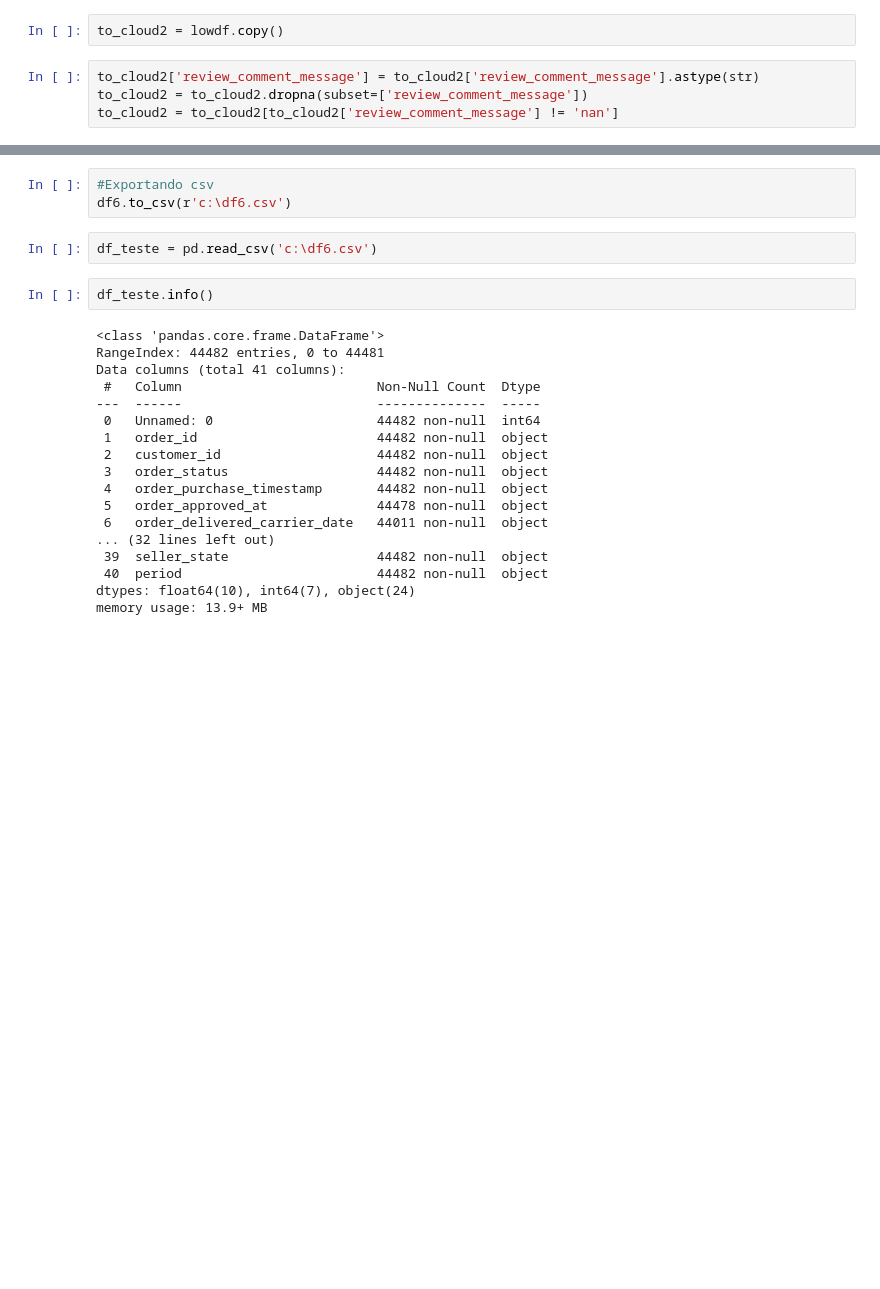
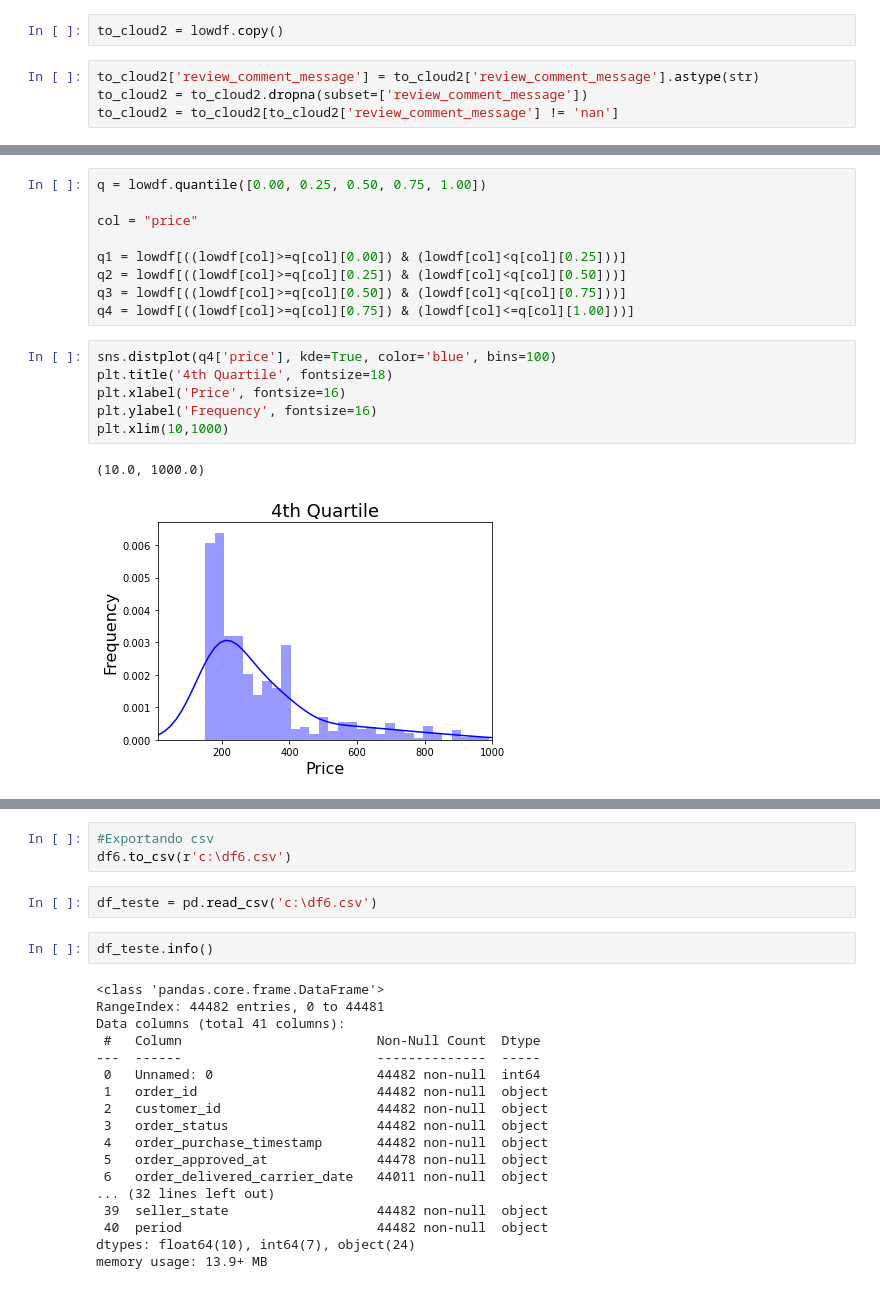
Before and after one commit to skillox1/PADSW06MDCD, a Jupyter notebook: Projeto_integrador.ipynb, the cells around one changed output, grey strips where cells are left out. Cells and saved outputs as stored; diff of their text form; blank space fills up the shorter version.

```diff
--- a/Projeto_integrador.ipynb
+++ b/Projeto_integrador.ipynb
@@ -682,0 +695,18 @@ Timedelta('-12 days +21:39:37.716517652')
+# %%
+q = lowdf.quantile([0.00, 0.25, 0.50, 0.75, 1.00])
+
+col = "price"
+
+q1 = lowdf[((lowdf[col]>=q[col][0.00]) & (lowdf[col]<q[col][0.25]))]
+q2 = lowdf[((lowdf[col]>=q[col][0.25]) & (lowdf[col]<q[col][0.50]))]
+q3 = lowdf[((lowdf[col]>=q[col][0.50]) & (lowdf[col]<q[col][0.75]))]
+q4 = lowdf[((lowdf[col]>=q[col][0.75]) & (lowdf[col]<=q[col][1.00]))]
+# %%
+sns.distplot(q4['price'], kde=True, color='blue', bins=100)
+plt.title('4th Quartile', fontsize=18)
+plt.xlabel('Price', fontsize=16)
+plt.ylabel('Frequency', fontsize=16)
+plt.xlim(10,1000)
+# %% [output]
+(10.0, 1000.0)
+[figure, added]
```
Also changed, not shown: parts of 20 cells of this notebook.
